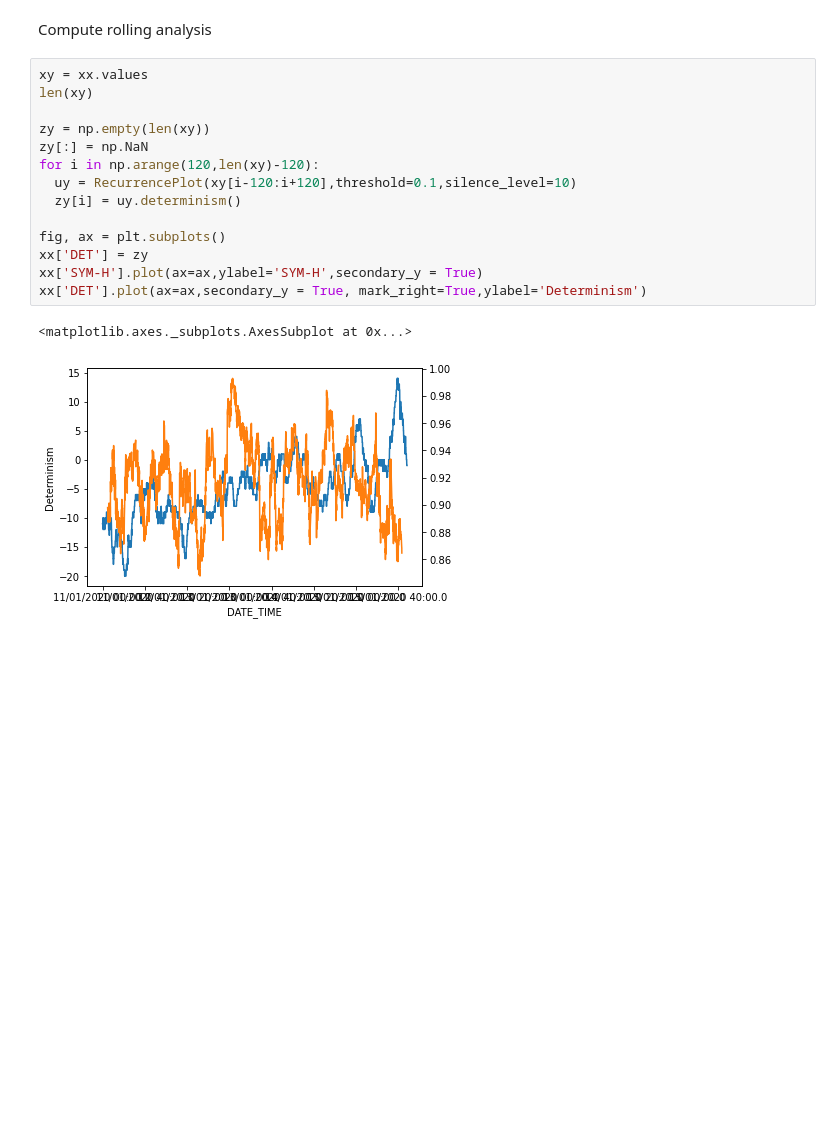
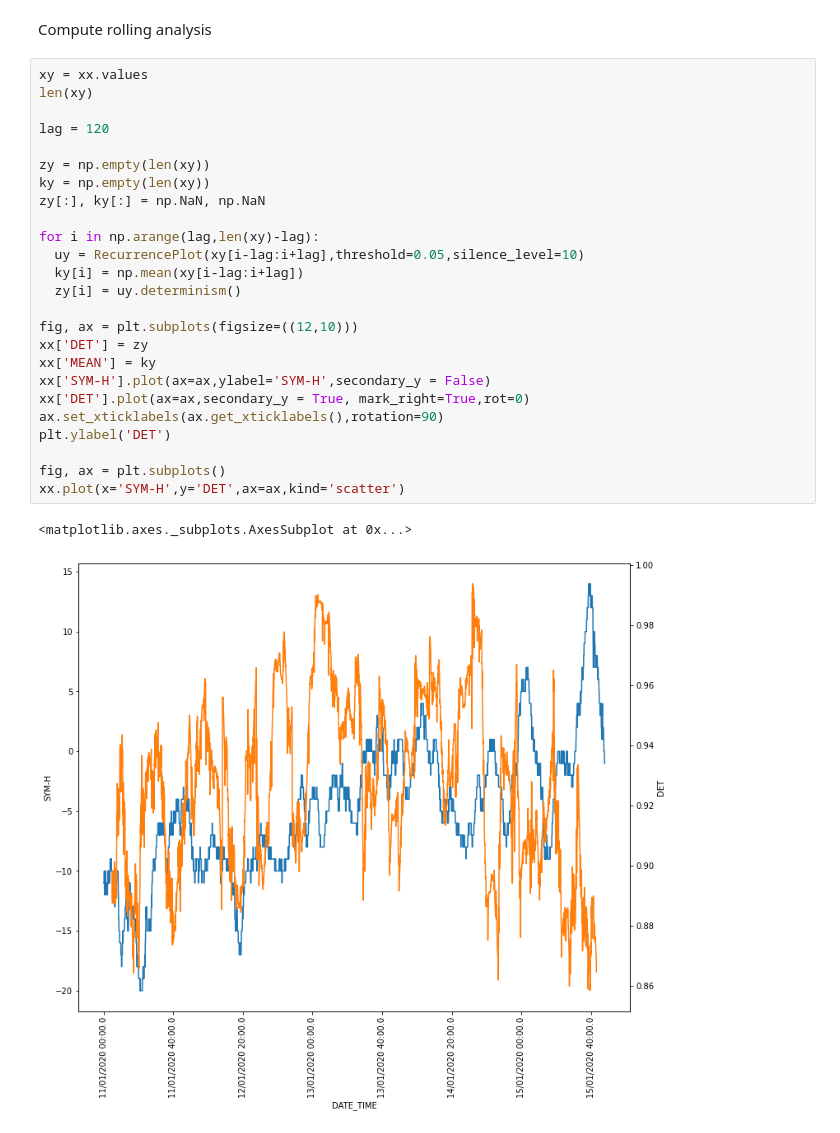
Before and after one commit to ogunjosam/chaos_geomagnetic_storms, a Jupyter notebook: SYM_H_chaos.ipynb, the cells around one changed output. Cells and saved outputs as stored; diff of their text form; blank space fills up the shorter version.

```diff
--- a/SYM_H_chaos.ipynb
+++ b/SYM_H_chaos.ipynb
@@ -38,17 +38,28 @@ Compute rolling analysis
 # %%
 xy = xx.values
 len(xy)
 
+lag = 120
+
 zy = np.empty(len(xy))
-zy[:] = np.NaN
-for i in np.arange(120,len(xy)-120):
-  uy = RecurrencePlot(xy[i-120:i+120],threshold=0.1,silence_level=10)
+ky = np.empty(len(xy))
+zy[:], ky[:] = np.NaN, np.NaN
+
+for i in np.arange(lag,len(xy)-lag):
+  uy = RecurrencePlot(xy[i-lag:i+lag],threshold=0.05,silence_level=10)
+  ky[i] = np.mean(xy[i-lag:i+lag])
   zy[i] = uy.determinism()
 
+fig, ax = plt.subplots(figsize=((12,10)))
+xx['DET'] = zy
+xx['MEAN'] = ky
+xx['SYM-H'].plot(ax=ax,ylabel='SYM-H',secondary_y = False)
+xx['DET'].plot(ax=ax,secondary_y = True, mark_right=True,rot=0)
+ax.set_xticklabels(ax.get_xticklabels(),rotation=90)
+plt.ylabel('DET')
+
 fig, ax = plt.subplots()
-xx['DET'] = zy
-xx['SYM-H'].plot(ax=ax,ylabel='SYM-H',secondary_y = True)
-xx['DET'].plot(ax=ax,secondary_y = True, mark_right=True,ylabel='Determinism')
+xx.plot(x='SYM-H',y='DET',ax=ax,kind='scatter')
 # %% [output]
 <matplotlib.axes._subplots.AxesSubplot at 0x...>
-[figure, old version]
+[figure, new version]
```
Also changed, not shown: parts of 1 cell of this notebook.
